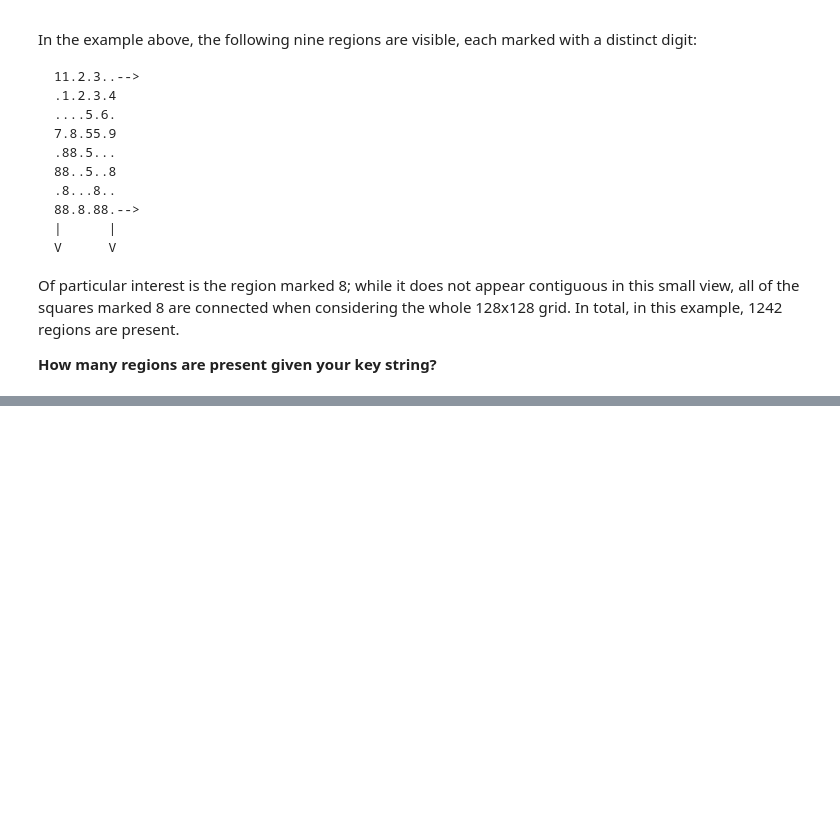
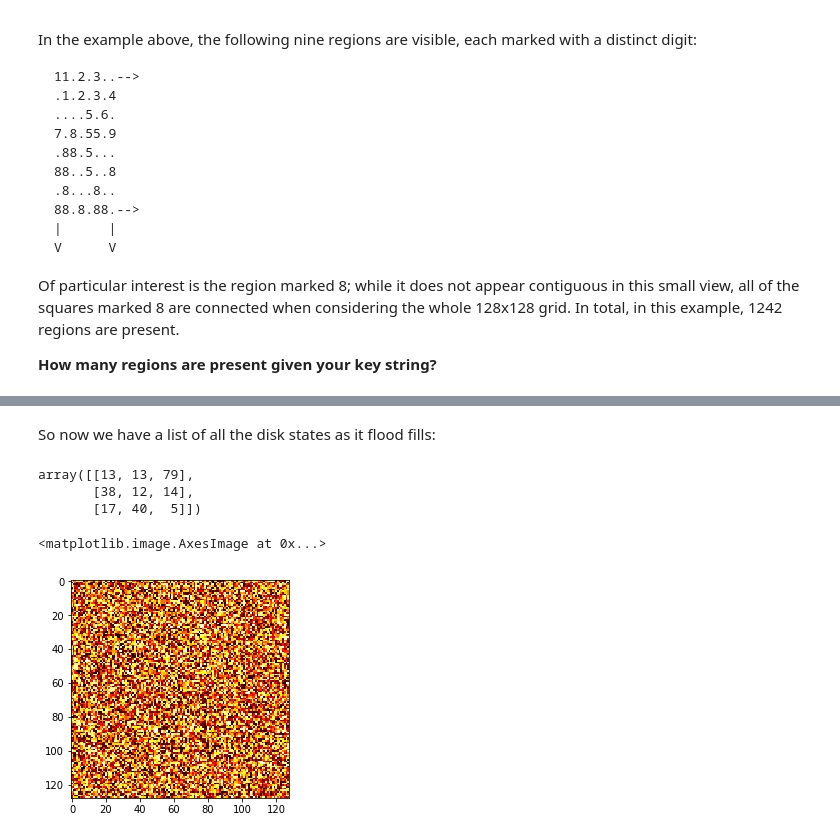
Before and after one commit to khalido/adventofcode, a Jupyter notebook: Day 14 - Disk Defragmentation.ipynb, the cells around one changed output, grey strips where cells are left out. Drawn from its saved outputs; the diff is of its cells as text; code cells hidden in the pictures; blank space fills up the shorter version.

```diff
--- a/Day 14 - Disk Defragmentation.ipynb
+++ b/Day 14 - Disk Defragmentation.ipynb
@@ -201,0 +298,17 @@ ZeroDivisionError: division by zero
+# %% [markdown]
+So now we have a list of all the disk states as it flood fills:
+# %%
+np.random.randint(0,100, (3,3))
+# %% [output]
+array([[13, 13, 79],
+       [38, 12, 14],
+       [17, 40,  5]])
+# %%
+import numpy as np
+imagelist = [np.random.randint(0,50,(128,128)) for _ in range(100)]
+# %%
+%matplotlib inline
+plt.imshow(imagelist[0], cmap='hot')
+# %% [output]
+<matplotlib.image.AxesImage at 0x...>
+[figure, added]
```
Also changed, not shown: parts of 21 cells of this notebook.
